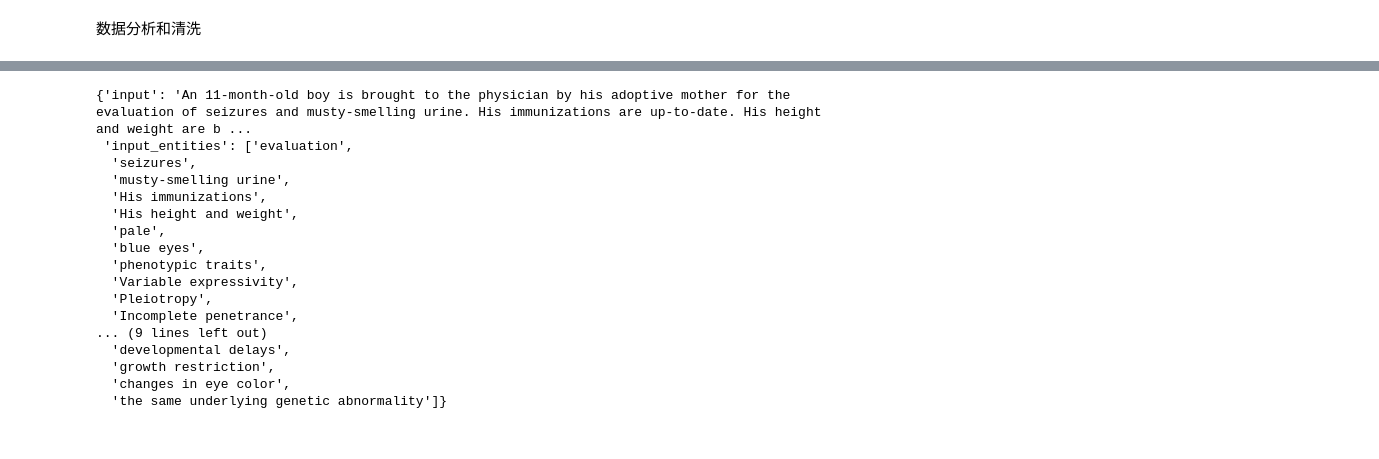
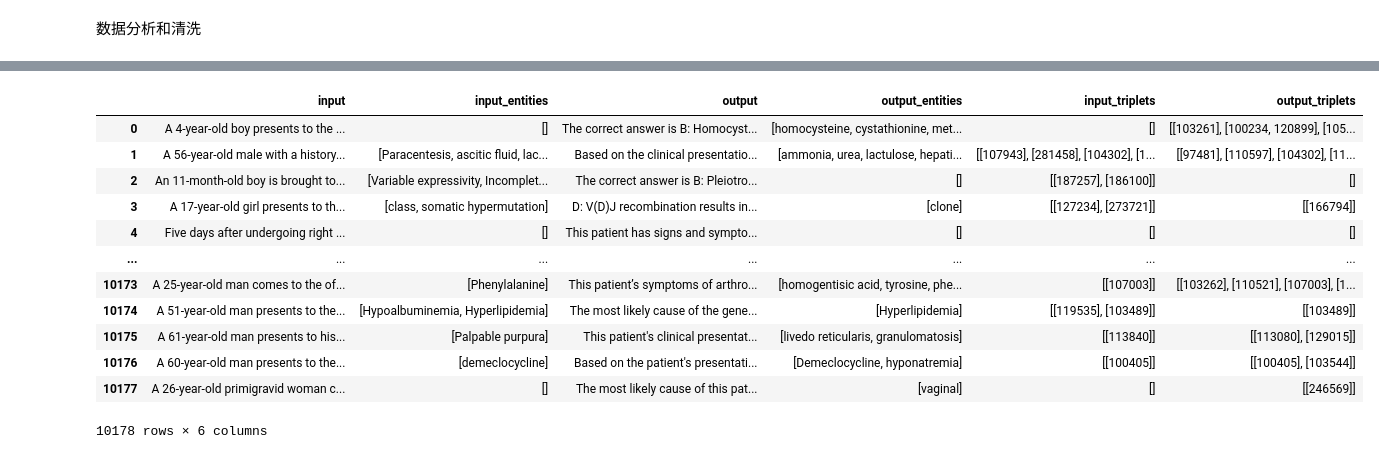
Before and after one commit to MaxLEAF3824/kg_llm, a Jupyter notebook: vis.ipynb, the cells around one changed output, grey strips where cells are left out. Saved outputs shown, nothing was run; the diff lists cells and outputs as text; code cells hidden in the pictures.

```diff
--- a/vis.ipynb
+++ b/vis.ipynb
@@ -14,23 +72,20 @@ json.dump(new_js, open("data/usmle_train.json",'w'))
 # %%
+import pandas as pd
 import json
-
-js = json.load(open("data/ner_results_chat_usmle_all.json"))
-js[2]
+js = json.load(open('data/kg_chat_usmle_10178.json'))
+df = pd.DataFrame(js)
+df
 # %% [output]
+|  | input | input_entities | output | output_entities | input_triplets | output_triplets |
+| 0 | A 4-year-old boy presents to the ... | [] | The correct answer is B: Homocyst... | [homocysteine, cystathionine, met... | [] | [[103261], [100234, 120899], [105... |
+| 1 | A 56-year-old male with a history... | [Paracentesis, ascitic fluid, lac... | Based on the clinical presentatio... | [ammonia, urea, lactulose, hepati... | [[107943], [281458], [104302], [1... | [[97481], [110597], [104302], [11... |
+| 2 | An 11-month-old boy is brought to... | [Variable expressivity, Incomplet... | The correct answer is B: Pleiotro... | [] | [[187257], [186100]] | [] |
+| 3 | A 17-year-old girl presents to th... | [class, somatic hypermutation] | D: V(D)J recombination results in... | [clone] | [[127234], [273721]] | [[166794]] |
+| 4 | Five days after undergoing right ... | [] | This patient has signs and sympto... | [] | [] | [] |
+| ... | ... | ... | ... | ... | ... | ... |
+| 10173 | A 25-year-old man comes to the of... | [Phenylalanine] | This patient’s symptoms of arthro... | [homogentisic acid, tyrosine, phe... | [[107003]] | [[103262], [110521], [107003], [1... |
+| 10174 | A 51-year-old man presents to the... | [Hypoalbuminemia, Hyperlipidemia] | The most likely cause of the gene... | [Hyperlipidemia] | [[119535], [103489]] | [[103489]] |
+| 10175 | A 61-year-old man presents to his... | [Palpable purpura] | This patient's clinical presentat... | [livedo reticularis, granulomatosis] | [[113840]] | [[113080], [129015]] |
+| 10176 | A 60-year-old man presents to the... | [demeclocycline] | Based on the patient's presentati... | [Demeclocycline, hyponatremia] | [[100405]] | [[100405], [103544]] |
+| 10177 | A 26-year-old primigravid woman c... | [] | The most likely cause of this pat... | [vaginal] | [] | [[246569]] |
-{'input': 'An 11-month-old boy is brought to the physician by his adoptive mother for the evaluation of seizures and musty-smelling urine. His immunizations are up-to-date. His height and weight are b ...
- 'input_entities': ['evaluation',
-  'seizures',
-  'musty-smelling urine',
-  'His immunizations',
-  'His height and weight',
-  'pale',
-  'blue eyes',
-  'phenotypic traits',
-  'Variable expressivity',
-  'Pleiotropy',
-  'Incomplete penetrance',
-... (9 lines left out)
-  'developmental delays',
-  'growth restriction',
-  'changes in eye color',
-  'the same underlying genetic abnormality']}
+10178 rows × 6 columns
```
Also changed, not shown: parts of 34 cells of this notebook, 7 other files.
